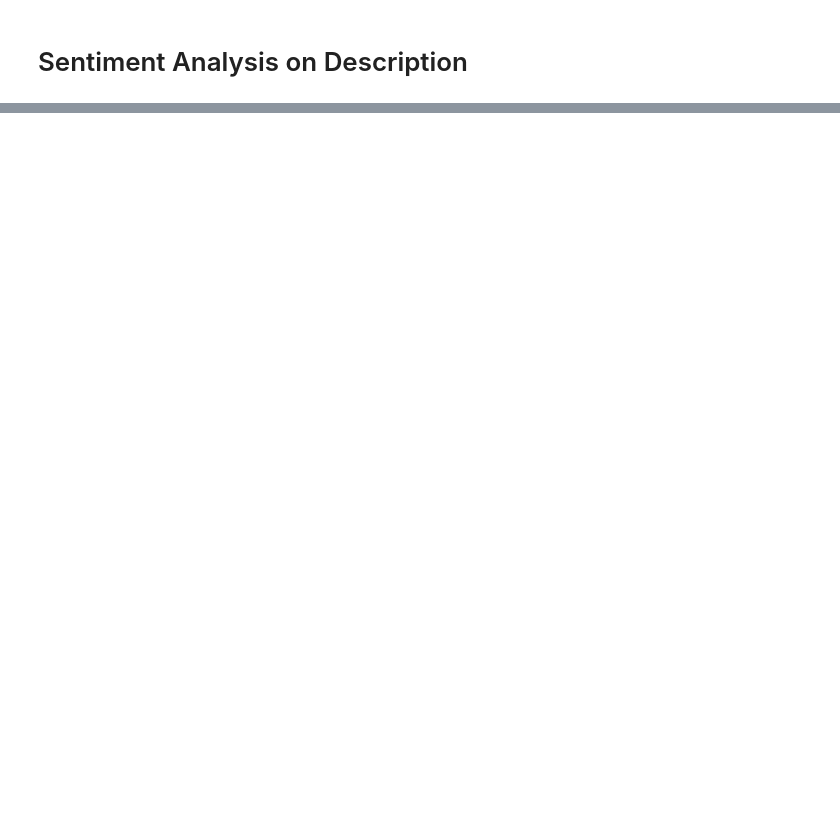
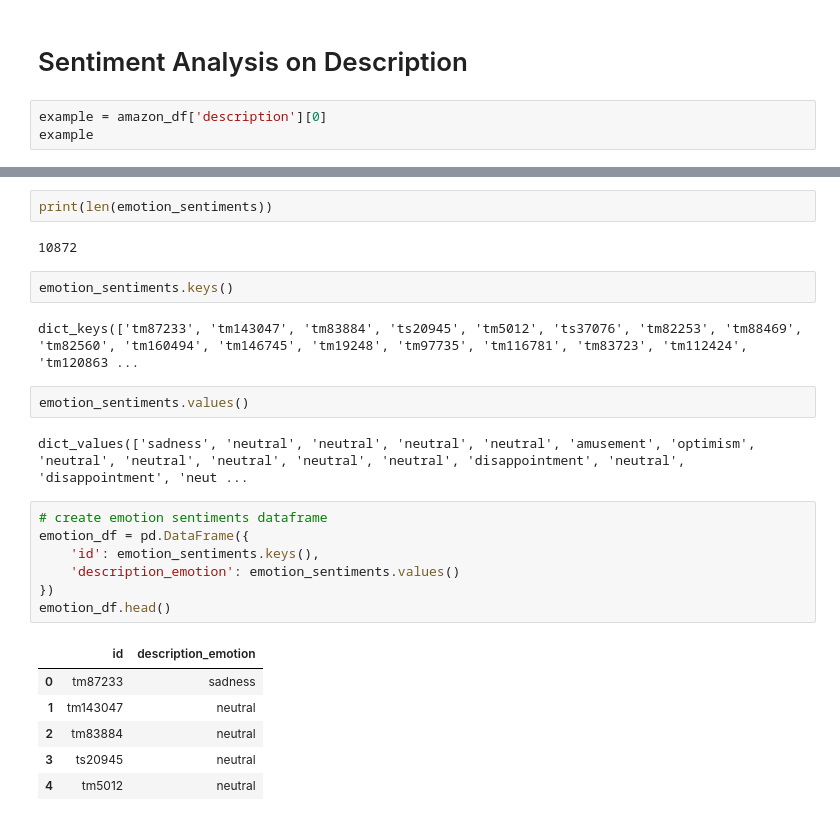
Before and after one commit to siming-deng/Amazon_Prime_Video_Project, a Jupyter notebook: Amazon Prime Video Sentiment Analysis.ipynb, the cells around one changed output, grey strips where cells are left out. Cells and saved outputs as stored; diff of their text form; blank space fills up the shorter version.

```diff
--- a/Amazon Prime Video Sentiment Analysis.ipynb
+++ b/Amazon Prime Video Sentiment Analysis.ipynb
@@ -104,2 +214,5 @@ amazon_df
 # %% [markdown]
 # Sentiment Analysis on Description
+# %%
+example = amazon_df['description'][0]
+example
@@ -105,0 +283,26 @@ amazon_df
+# %%
+print(len(emotion_sentiments))
+# %% [output]
+10872
+# %%
+emotion_sentiments.keys()
+# %% [output]
+dict_keys(['tm87233', 'tm143047', 'tm83884', 'ts20945', 'tm5012', 'ts37076', 'tm82253', 'tm88469', 'tm82560', 'tm160494', 'tm146745', 'tm19248', 'tm97735', 'tm116781', 'tm83723', 'tm112424', 'tm120863 ...
+# %%
+emotion_sentiments.values()
+# %% [output]
+dict_values(['sadness', 'neutral', 'neutral', 'neutral', 'neutral', 'amusement', 'optimism', 'neutral', 'neutral', 'neutral', 'neutral', 'neutral', 'disappointment', 'neutral', 'disappointment', 'neut ...
+# %%
+# create emotion sentiments dataframe
+emotion_df = pd.DataFrame({
+    'id': emotion_sentiments.keys(),
+    'description_emotion': emotion_sentiments.values()
+})
+emotion_df.head()
+# %% [output]
+|  | id | description_emotion |
+| 0 | tm87233 | sadness |
+| 1 | tm143047 | neutral |
+| 2 | tm83884 | neutral |
+| 3 | ts20945 | neutral |
+| 4 | tm5012 | neutral |
```
Also changed, not shown: parts of 27 cells of this notebook.
